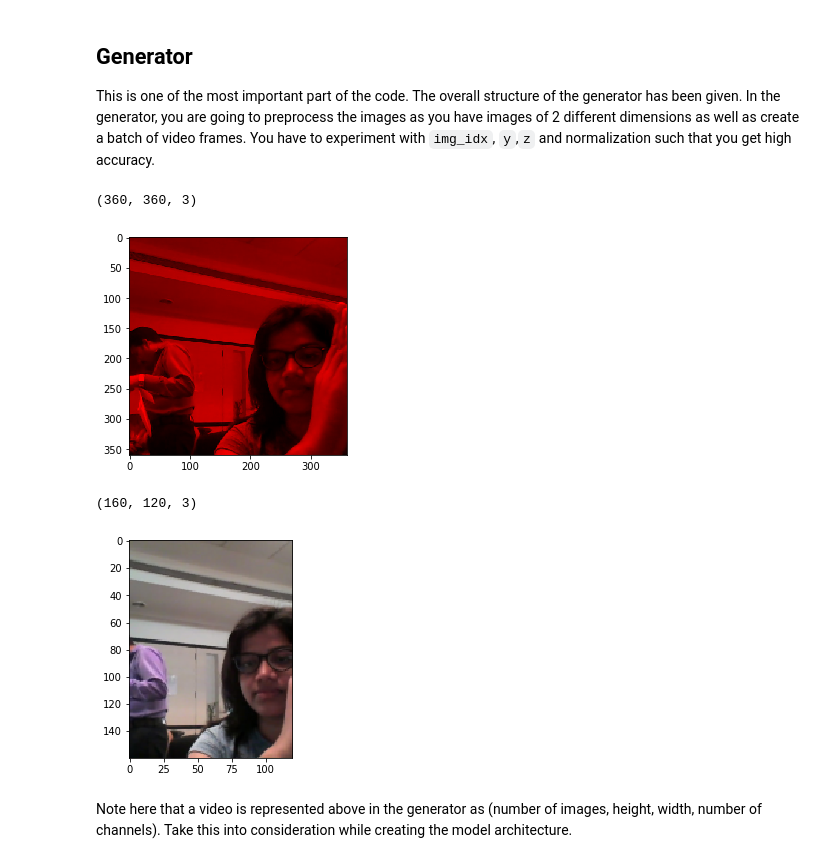
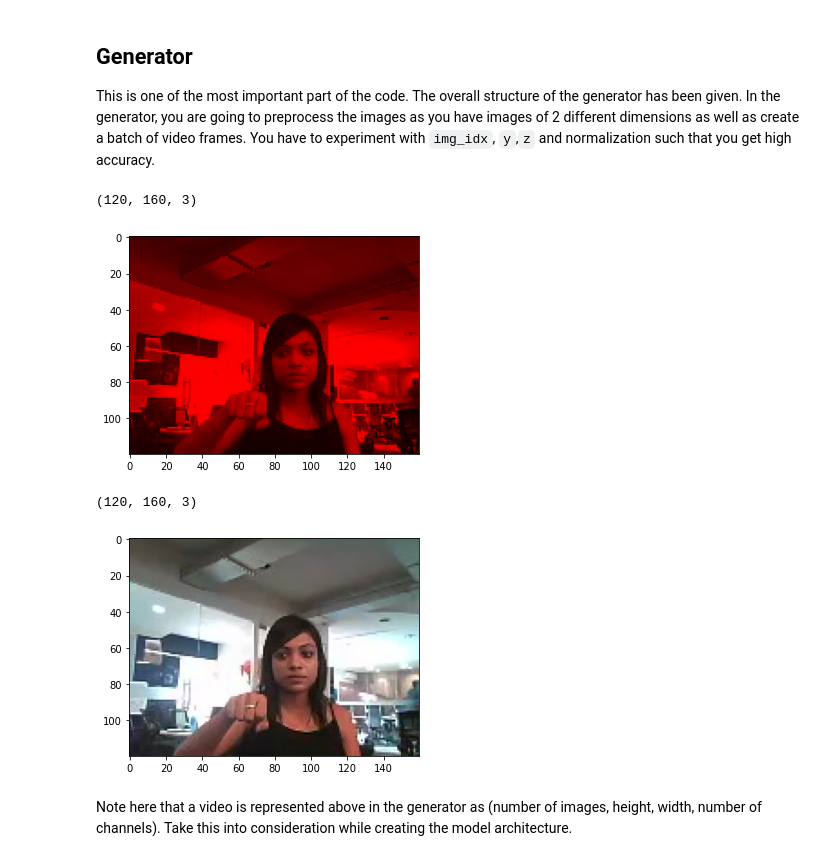
Before and after one commit to PreethaJoy/GestureRecognition, a Jupyter notebook: Gesture_Recognition_Code.ipynb, the cells around one changed output. Drawn from its saved outputs; the diff is of its cells as text; code cells hidden in the pictures.

```diff
--- a/Gesture_Recognition_Code.ipynb
+++ b/Gesture_Recognition_Code.ipynb
@@ -61,24 +67,33 @@ This is one of the most important part of the code. The overall structure of the
 # %%
 import matplotlib.pyplot as plt
 from matplotlib.pyplot import imread
 %matplotlib inline
-image = imread('/content/drive/My Drive/Colab Notebooks/Project_data/train/WIN_20180907_15_35_09_Pro_Right Swipe_new/WIN_20180907_15_35_09_Pro_00016.png').astype(np.float32)
-batch_data = np.zeros((360,360,3))
+#image = imread('/content/drive/My Drive/Colab Notebooks/Project_data/train/WIN_20180907_15_35_09_Pro_Right Swipe_new/WIN_20180907_15_35_09_Pro_00016.png').astype(np.float32)
+image = imread('/content/drive/My Drive/Colab Notebooks/Project_data/train/WIN_20180925_17_29_33_Pro_Stop_new/WIN_20180925_17_29_33_Pro_00002.png').astype(np.float32)
+if image.shape[0] > 160:
+    batch_data = np.zeros((360,360,3))
+else:
+    batch_data = np.zeros((120,160,3))
 batch_data[:,:,0] = image[:,:,0]
 plt.imshow(batch_data)
 print(image.shape)
 # %% [output]
-(360, 360, 3)
+(120, 160, 3)
-[figure, old version]
+[figure, new version]
 # %%
 from skimage.transform import resize
-img_resized = resize(image, (160, 160))
-img_cropped = img_resized[:, 20:140, :]
+if image.shape[0] > 160 and image.shape[1] > 160:
+  img_resized = resize(image, (160, 160))
+  img_cropped = img_resized[:, 20:140, :]
+else:
+  img_cropped = image
+  #h, w, _ = img_resized.shape
+  #img_cropped = img_resized[:, int(w/2)-60:int(w/2)+60, : ]
 plt.imshow(img_cropped)
 print(img_cropped.shape)
 # %% [output]
-(160, 120, 3)
+(120, 160, 3)
-[figure, old version]
+[figure, new version]
 # %%
 import matplotlib.pyplot as plt
 from matplotlib.pyplot import imread
```
Also changed, not shown: parts of 7 cells of this notebook.
